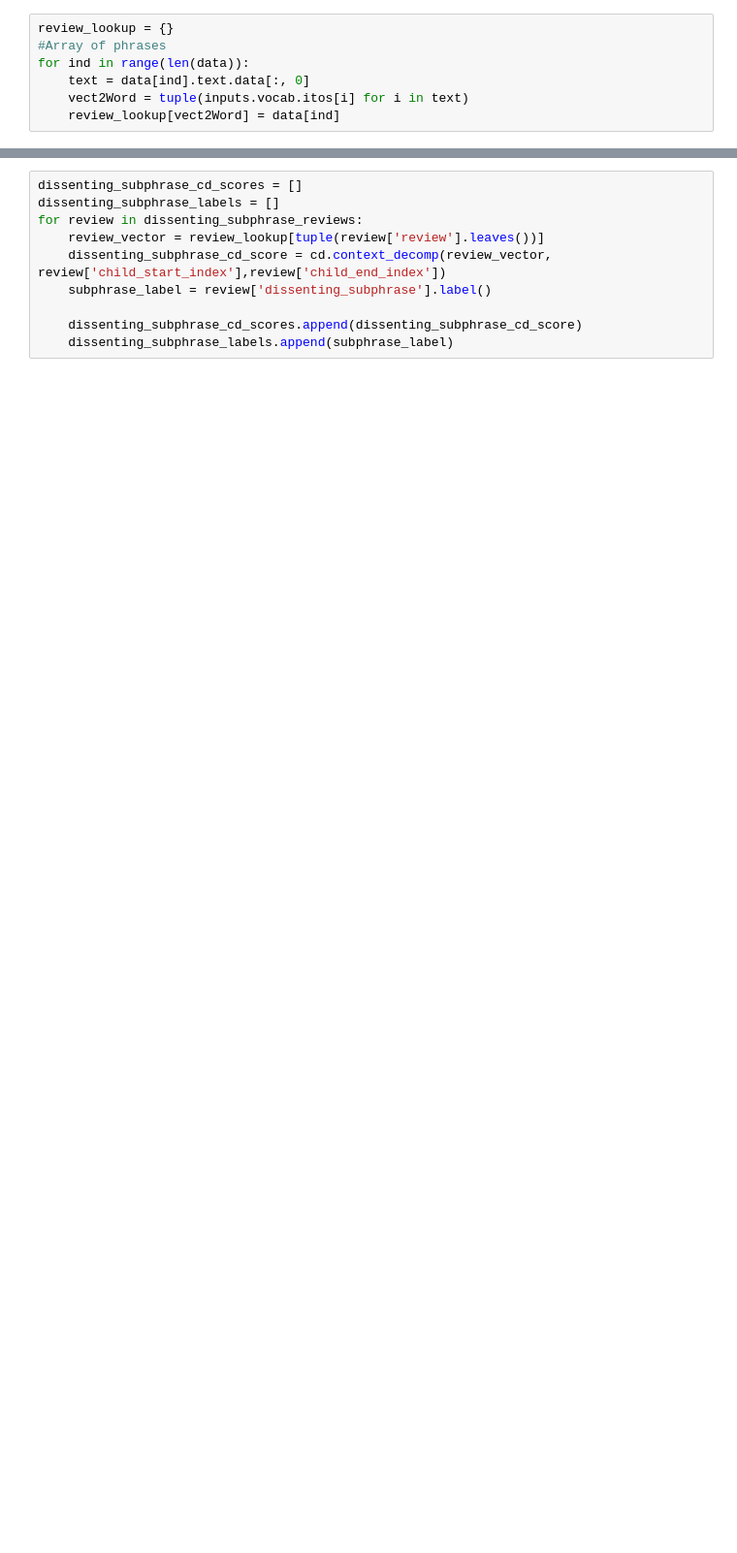
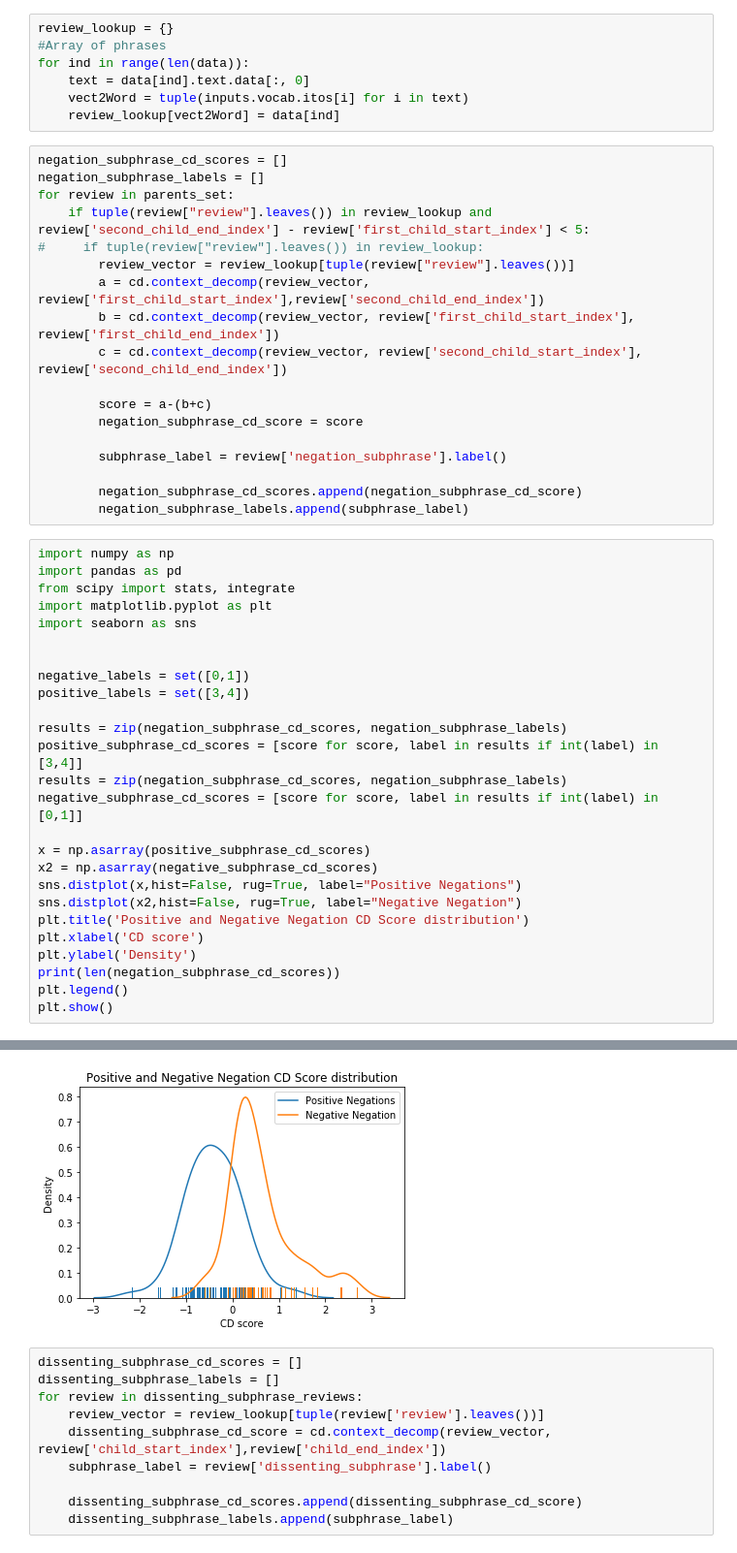
Before and after one commit to taodav/lstm-contextual-decomposition, a Jupyter notebook: CD_demo.ipynb, the cells around one changed output, grey strips where cells are left out. Shown: that part at 97% size. Drawn from its saved outputs; the diff is of its cells as text; blank space fills up the shorter version.

Commit message:
working negation

```diff
--- a/CD_demo.ipynb
+++ b/CD_demo.ipynb
@@ -257,3 +261,48 @@ for ind in range(len(data)):
     text = data[ind].text.data[:, 0]
     vect2Word = tuple(inputs.vocab.itos[i] for i in text)
     review_lookup[vect2Word] = data[ind]
+# %%
+negation_subphrase_cd_scores = []
+negation_subphrase_labels = []
+for review in parents_set:
+    if tuple(review["review"].leaves()) in review_lookup and review['second_child_end_index'] - review['first_child_start_index'] < 5:
+#     if tuple(review["review"].leaves()) in review_lookup:
+        review_vector = review_lookup[tuple(review["review"].leaves())]
+        a = cd.context_decomp(review_vector, review['first_child_start_index'],review['second_child_end_index'])
+        b = cd.context_decomp(review_vector, review['first_child_start_index'], review['first_child_end_index'])
+        c = cd.context_decomp(review_vector, review['second_child_start_index'], review['second_child_end_index'])
+
+        score = a-(b+c)
+        negation_subphrase_cd_score = score
+
+        subphrase_label = review['negation_subphrase'].label()
+
+        negation_subphrase_cd_scores.append(negation_subphrase_cd_score)
+        negation_subphrase_labels.append(subphrase_label)
+# %%
+import numpy as np
+import pandas as pd
+from scipy import stats, integrate
+import matplotlib.pyplot as plt
+import seaborn as sns
+
+
+negative_labels = set([0,1])
+positive_labels = set([3,4])
+
+results = zip(negation_subphrase_cd_scores, negation_subphrase_labels)
+positive_subphrase_cd_scores = [score for score, label in results if int(label) in [3,4]]
+results = zip(negation_subphrase_cd_scores, negation_subphrase_labels)
+negative_subphrase_cd_scores = [score for score, label in results if int(label) in [0,1]]
+
+x = np.asarray(positive_subphrase_cd_scores)
+x2 = np.asarray(negative_subphrase_cd_scores)
+sns.distplot(x,hist=False, rug=True, label="Positive Negations")
+sns.distplot(x2,hist=False, rug=True, label="Negative Negation")
+plt.title('Positive and Negative Negation CD Score distribution')
+plt.xlabel('CD score')
+plt.ylabel('Density')
+print(len(negation_subphrase_cd_scores))
+plt.legend()
+plt.show()
+# %% [output]
@@ -260,3 +310,4 @@ for ind in range(len(data)):
+[figure, added]
 # %%
 dissenting_subphrase_cd_scores = []
 dissenting_subphrase_labels = []
```
Also changed, not shown: parts of 4 cells of this notebook, 1 other file.
